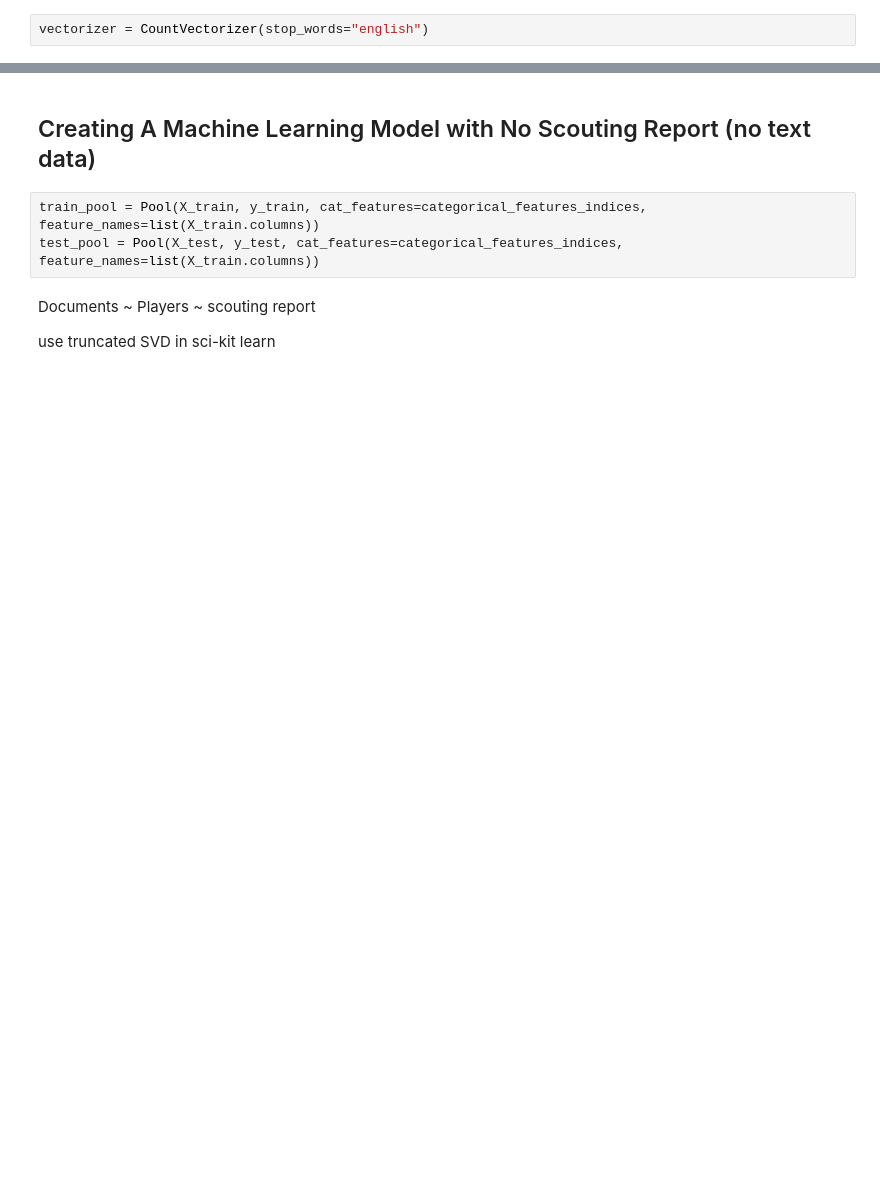
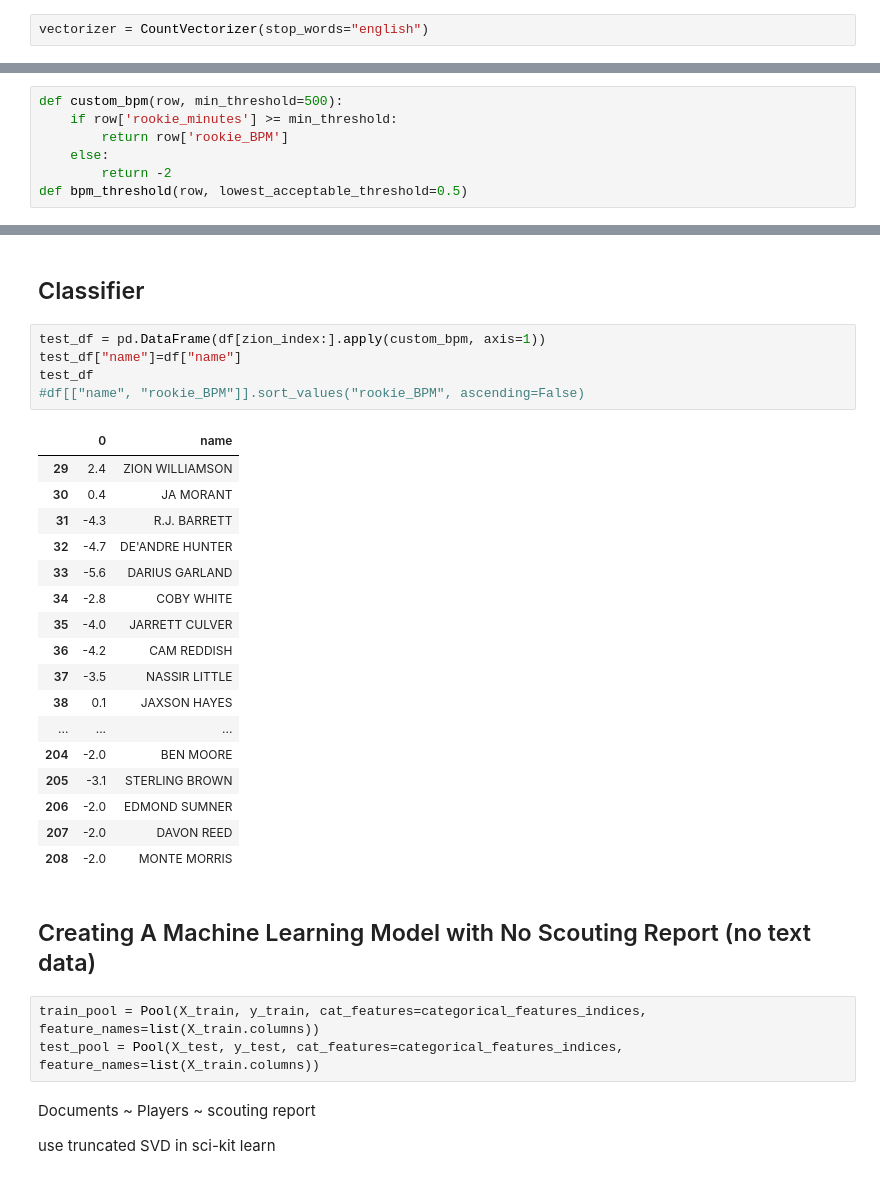
Before and after one commit to trumandaniels/trumandaniels-nba_draft_text_similarity, a Jupyter notebook: textsimilarityscore.ipynb, the cells around one changed output, grey strips where cells are left out. Saved outputs shown, nothing was run; the diff lists cells and outputs as text; blank space fills up the shorter version.

```diff
--- a/textsimilarityscore.ipynb
+++ b/textsimilarityscore.ipynb
@@ -187,0 +313,7 @@ len(X_test)
+# %%
+def custom_bpm(row, min_threshold=500):
+    if row['rookie_minutes'] >= min_threshold:
+        return row['rookie_BPM']
+    else:
+        return -2
+def bpm_threshold(row, lowest_acceptable_threshold=0.5)
@@ -188,3 +582,28 @@ len(X_test)
+# %% [markdown]
+## Classifier
+# %%
+test_df = pd.DataFrame(df[zion_index:].apply(custom_bpm, axis=1))
+test_df["name"]=df["name"]
+test_df
+#df[["name", "rookie_BPM"]].sort_values("rookie_BPM", ascending=False)
+# %% [output]
+|  | 0 | name |
+| 29 | 2.4 | ZION WILLIAMSON |
+| 30 | 0.4 | JA MORANT |
+| 31 | -4.3 | R.J. BARRETT |
+| 32 | -4.7 | DE'ANDRE HUNTER |
+| 33 | -5.6 | DARIUS GARLAND |
+| 34 | -2.8 | COBY WHITE |
+| 35 | -4.0 | JARRETT CULVER |
+| 36 | -4.2 | CAM REDDISH |
+| 37 | -3.5 | NASSIR LITTLE |
+| 38 | 0.1 | JAXSON HAYES |
+| ... | ... | ... |
+| 204 | -2.0 | BEN MOORE |
+| 205 | -3.1 | STERLING BROWN |
+| 206 | -2.0 | EDMOND SUMNER |
+| 207 | -2.0 | DAVON REED |
+| 208 | -2.0 | MONTE MORRIS |
 # %% [markdown]
 ## Creating A Machine Learning Model with No Scouting Report (no text data)
 # %%
```
Also changed, not shown: parts of 22 cells of this notebook.
